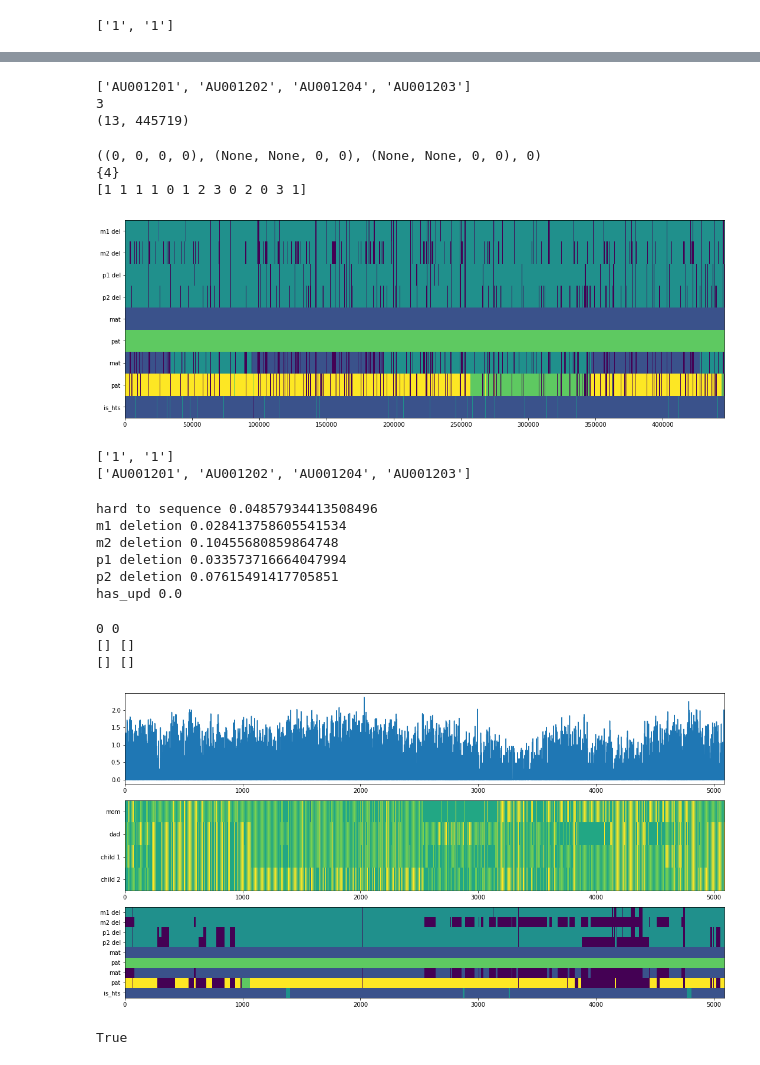
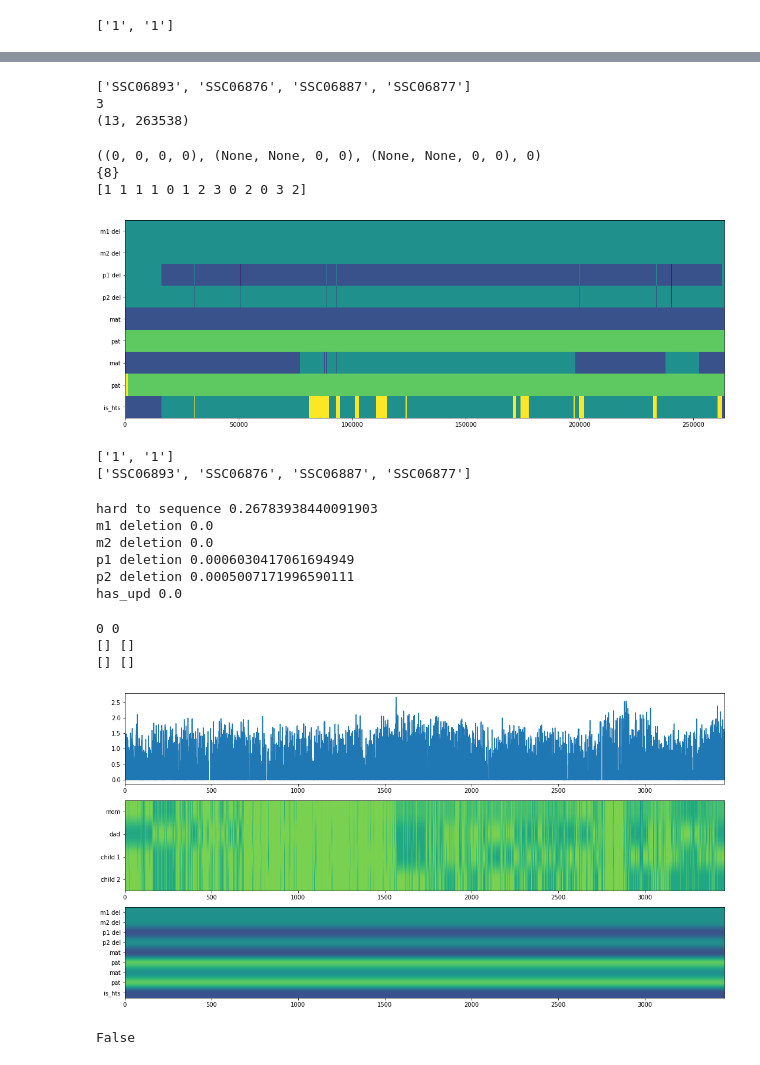
Before and after one commit to kpaskov/PhasingFamilies, a Jupyter notebook: phase/Untitled.ipynb, the cells around one changed output, grey strips where cells are left out. Cells and saved outputs as stored; diff of their text form; code cells hidden in the pictures.

Commit message:
added better X-chrom phasing

```diff
--- a/phase/Untitled.ipynb
+++ b/phase/Untitled.ipynb
@@ -23,7 +23,7 @@ importlib.reload(viterbi)
 <module 'viterbi' from '/Users/kelley/Projects/PhasingFamilies/phase/viterbi.py'>
 # %%
 # Read in command line arguments
-chrom = '10'
+chrom = 'X'
 #ped_file = '../../DATA/platinum/platinum6.ped'
 #ped_file = '../data/Ancestry Data Files/AncestryDNA.ped'
 #ped_file = '../data/spark.ped.quads.ped'
@@ -56,9 +56,9 @@ chrom = '10'
 #detect_duplications = False
 #num_loss_regions = 2
 
-data_dir = '../../DATA/ihart.ms2/genotypes'
-param_file = '../params/ihart.ms2_quads_params.json'
-ped_file = '../../DATA/ihart.ms2/ihart.ped.quads.ped'
+#data_dir = '../../DATA/ihart.ms2/genotypes'
+#param_file = '../params/ihart.ms2_quads_params.json'
+#ped_file = '../../DATA/ihart.ms2/ihart.ped.quads.ped'
 
 #data_dir = '../../DATA/ancestry/genotypes38'
 #param_file = '../params/ancestry_quads_params.json'
@@ -68,13 +68,14 @@ ped_file = '../../DATA/ihart.ms2/ihart.ped.quads.ped'
 #detect_duplications = False
 #num_loss_regions = 2
 
-#data_dir = '../../DATA/ssc.hg38/genotypes/phase1-4'
-#param_file = '../params/ssc.hg38_phase1-4_params.json'
-#ped_file = '../../DATA/ssc.hg38/ssc.ped'
+data_dir = '../../DATA/ssc.hg38/genotypes'
+#param_file = '../params/ssc.hg38_phase1-1_params.json'
+param_file = '../params/ssc.hg38_X_params.json'
+ped_file = '../../DATA/ssc.hg38/ssc.ped'
 detect_deletions = True
 detect_upd = False
 detect_duplications = False
-num_loss_regions = 2
+num_loss_regions = 4
 detect_consanguinity=False
 
 #data_dir = '../../DATA/spark.exome/genotypes'
@@ -150,8 +151,9 @@ import random
 #inds = [k[1] for k in families_of_this_size if k[0]==fkey][0]
 
 #family = random.choice([x for x in families])
-family = [x for x in families if x.id=='AU0012.AU001203.AU001204'][0]
-family.set_individual_order(['AU001201', 'AU001202', 'AU001204', 'AU001203'])
+#family = [x for x in families if x.id=='13910'][0]
+family = [x for x in families if x.id=='13169'][0]
+
 m = len(family)
 print('family', family, m)
 # %% [output]
@@ -295,17 +322,17 @@ print(family.individuals)
 print(np.max(final_states))
 print(final_states.shape)
 # %% [output]
-['AU001201', 'AU001202', 'AU001204', 'AU001203']
+['SSC06893', 'SSC06876', 'SSC06887', 'SSC06877']
 3
-(13, 445719)
+(13, 263538)
 # %%
 print(states[0])
 print(states.get_maternal_recombination_neighbors(states[0]))
 print(final_states[:, 0])
 # %% [output]
 ((0, 0, 0, 0), (None, None, 0, 0), (None, None, 0, 0), 0)
-{4}
-[1 1 1 1 0 1 2 3 0 2 0 3 1]
+{8}
+[1 1 1 1 0 1 2 3 0 2 0 3 2]
 # %%
 m = len(family)
 final_states_greyed = final_states.copy()
@@ -315,7 +342,8 @@ plt.figure(figsize=(15, 10))
 ax = plt.subplot(2, 1, 1)
 plt.imshow(final_states[[0, 1, 2, 3] + \
                                np.arange(8, 4+(2*m)).tolist() + [-1], :],
-           aspect='auto', vmin=-1, vmax=3)
+           aspect='auto', interpolation='none', vmin=-1, vmax=3)
+
 plt.yticks(np.arange(1+2*m),
            ['m1 del', 'm2 del', 'p1 del', 'p2 del'] + ['mat', 'pat']*2 + ['is_hts'])
 
@@ -331,34 +359,34 @@ plt.yticks(np.arange(1+2*m),
 #                               np.arange(8, 4+(2*m), 2).tolist() + \
 #                               np.arange(9, 4+(2*m), 2).tolist() + [-1], :],
 #           aspect='auto', vmin=-1, vmax=3)
 #plt.yticks(np.arange(final_states.shape[0]-4),
 #           ['m1 del', 'm2 del', 'p1 del', 'p2 del'] + ['child_%d mat' % i for i in range(1, m-1)] + ['child_%d pat' % i for i in range(1, m-1)] + ['is_hts'])
 
 #plt.subplot(2, 1, 2, sharex=ax)
 #plt.fill_between(np.arange(family_snp_positions.shape[0]), 0, (family_snp_positions[:, 0]>=0) & (family_snp_positions[:, 1]<=20500000), alpha=0.5)
 #plt.fill_between(np.arange(family_snp_positions.shape[0]), 0, (family_snp_positions[:, 0]>=9600000) & (family_snp_positions[:, 1]<=16300000))
 #plt.fill_between(np.arange(family_snp_positions.shape[0]), 0, (family_snp_positions[:, 1]<=9600000) | (family_snp_positions[:, 0]>=48200000))
 
 #plt.xticks(xticks, xlabels, rotation=90)
 
 #plt.subplot(3, 1, 3)
 #plt.plot(np.log2(family_snp_positions[:, 1]-family_snp_positions[:, 0]), marker='.', linestyle='')
 #plt.plot(c[1:]-c[:-1], marker='.', linestyle='')
 #plt.plot(num_non_mend, marker='.', linestyle='')
 #plt.plot(np.convolve(num_non_mend, np.ones((100,)), mode='same'))
 #plt.plot(np.convolve(num_missing, np.ones((100,)), mode='same'))
 #plt.scatter(family_snp_positions[:, 0], final_states[-1, :], marker='.')
 #plt.xticks(family_snp_positions[xticks, 0], xlabels, rotation=90)
 #for i in np.where(family_snp_positions[:, 1]-family_snp_positions[:, 0] > 10000)[0]:
 #    plt.plot([family_snp_positions[i, 0], family_snp_positions[i, 1]], [final_states[-1, i], final_states[-1, i]], color='grey')
 #    #print(family_snp_positions[i, :])
 
 #start_pos, end_pos = 3292640, 3293187
 #plt.xlim(np.searchsorted(family_snp_positions[:, 0], [start_pos-1000000, end_pos+1000000]))
 plt.tight_layout()
 plt.show()
 # %% [output]
-[figure, old version]
+[figure, new version]
 # %%
 sample_id_to_sex = input_output.pull_sex(ped_file)
 
@@ -366,7 +394,7 @@ print([sample_id_to_sex[x] for x in family.individuals[2:]])
 print(family.individuals)
 # %% [output]
 ['1', '1']
-['AU001201', 'AU001202', 'AU001204', 'AU001203']
+['SSC06893', 'SSC06876', 'SSC06887', 'SSC06877']
 # %%
 is_hts = final_states[-1, :]==1
 
@@ -404,11 +432,11 @@ print('has_upd', np.sum(mult_factor * (has_upd & ~is_hts))/np.sum(mult_factor))
 #    print('child%d mat upd' % (i+1), np.sum(mult_factor * (has_upd[4+2*i, :] & ~is_hts)))
 #    print('child%d pat upd' % (i+1), np.sum(mult_factor * (has_upd[5+2*i, :] & ~is_hts)))
 # %% [output]
-hard to sequence 0.04857934413508496
-m1 deletion 0.028413758605541534
-m2 deletion 0.10455680859864748
-p1 deletion 0.033573716664047994
-p2 deletion 0.07615491417705851
+hard to sequence 0.26783938440091903
+m1 deletion 0.0
+m2 deletion 0.0
+p1 deletion 0.0006030417061694949
+p2 deletion 0.0005007171996590111
 has_upd 0.0
 # %%
 event = has_upd
@@ -502,11 +530,11 @@ plt.yticks(np.arange(1+2*m),
 plt.tight_layout()
 plt.show()
 # %% [output]
-[figure, old version]
+[figure, new version]
 # %%
 np.all(final_states[-1, start:end]==0)
 # %% [output]
-True
+False
 # %%
 g = family_genotypes[:, start:end]
 mf = mult_factor[start:end]
```
Also changed, not shown: parts of 14 cells of this notebook, 7 other files.
